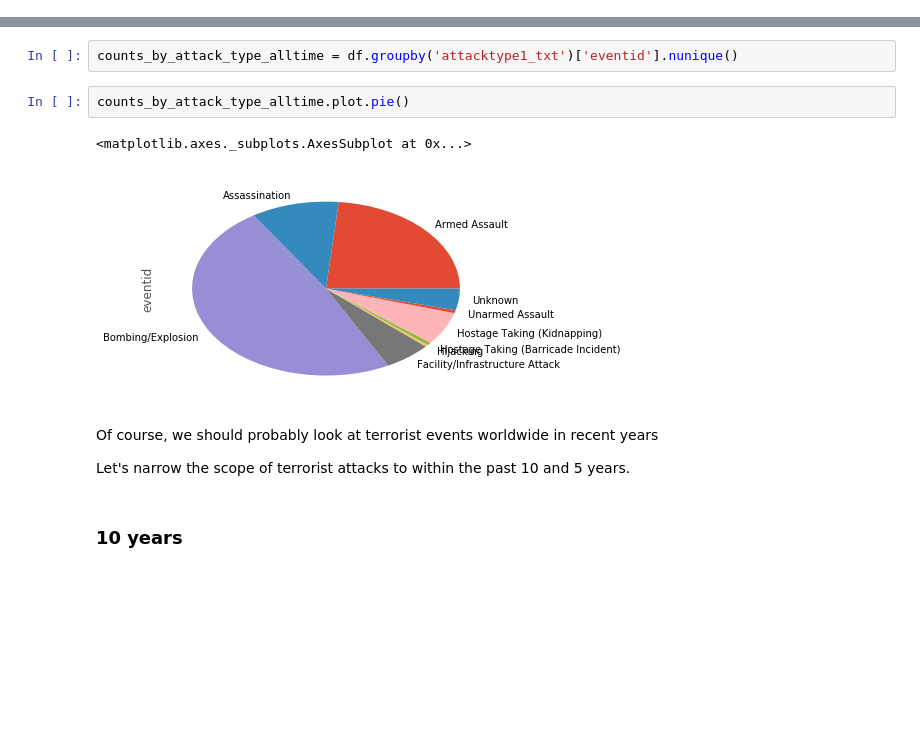
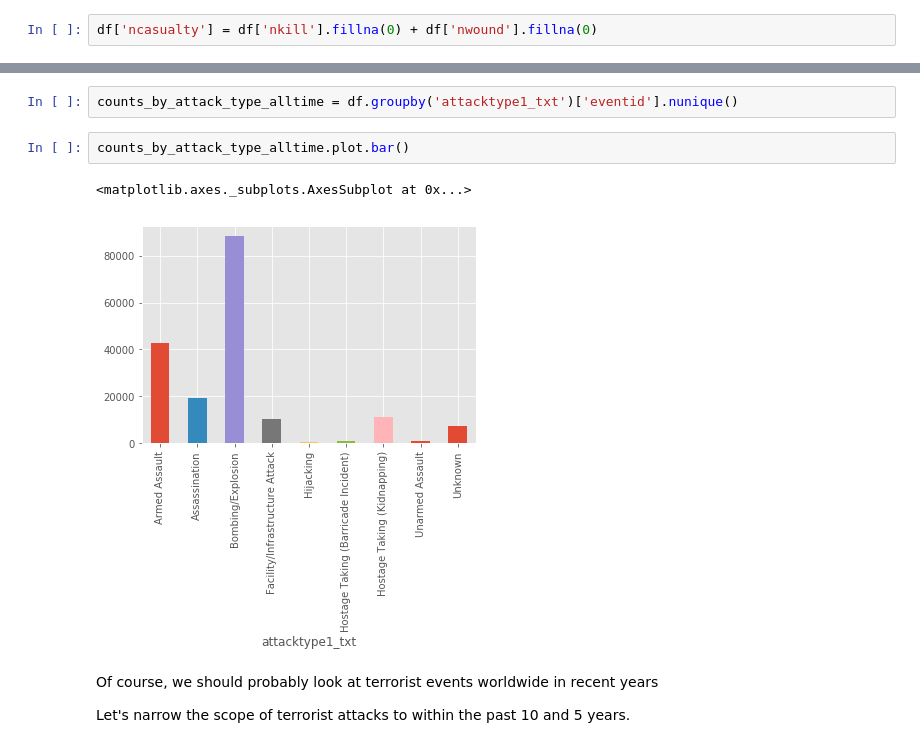
Before and after one commit to tgymartin/terror_data, a Jupyter notebook: data_analysis.ipynb, the cells around one changed output, grey strips where cells are left out. Drawn from its saved outputs; the diff is of its cells as text; blank space fills up the shorter version.

```diff
--- a/data_analysis.ipynb
+++ b/data_analysis.ipynb
@@ -82,3 +79,5 @@ print(list(df))
+# %%
+df['ncasualty'] = df['nkill'].fillna(0) + df['nwound'].fillna(0)
 # %% [markdown]
 ## Counts by attack type
 # %% [markdown]
@@ -86,13 +85,11 @@ For the entire dataset, count unique values of `eventid` for each category liste
 # %%
 counts_by_attack_type_alltime = df.groupby('attacktype1_txt')['eventid'].nunique()
 # %%
-counts_by_attack_type_alltime.plot.pie()
+counts_by_attack_type_alltime.plot.bar()
 # %% [output]
 <matplotlib.axes._subplots.AxesSubplot at 0x...>
-[figure, old version]
+[figure, new version]
 # %% [markdown]
 Of course, we should probably look at terrorist events worldwide in recent years
 
 Let's narrow the scope of terrorist attacks to within the past 10 and 5 years.
-# %% [markdown]
-### 10 years
```
Also changed, not shown: parts of 15 cells of this notebook.
